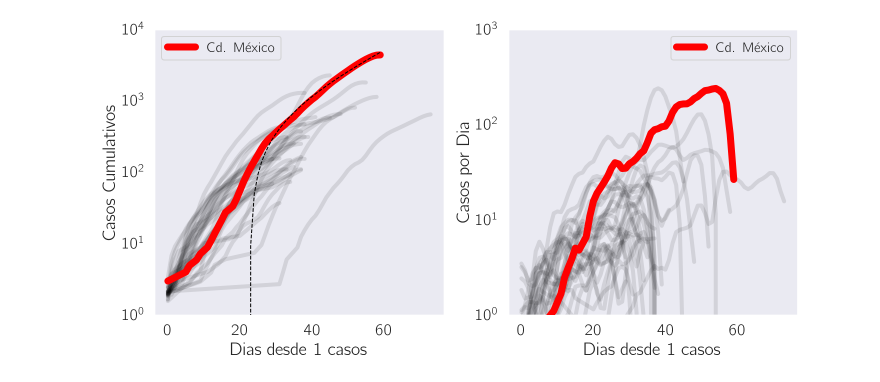
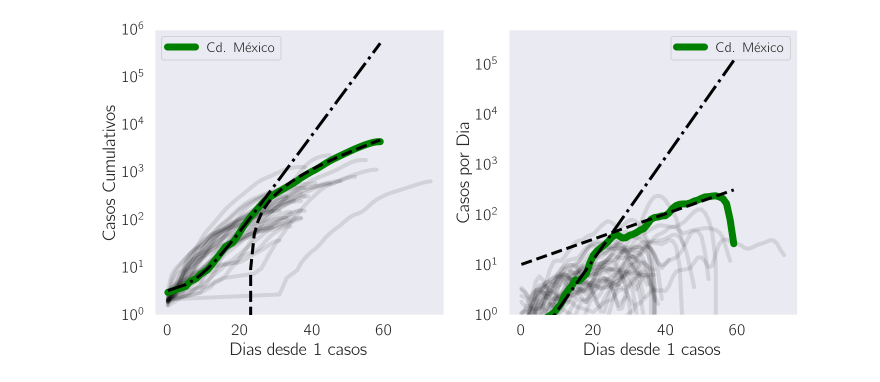
Before and after one commit to dangeles/dangeles.github.io, a Jupyter notebook: jupyter/covid_mexico.ipynb, the cells around one changed output. Drawn from its saved outputs; the diff is of its cells as text; code cells hidden in the pictures.

```diff
--- a/jupyter/covid_mexico.ipynb
+++ b/jupyter/covid_mexico.ipynb
@@ -62,7 +62,7 @@ def plot_mx(cumdf, ax, gradient=False, col='cases', cond = (cumdf.cases > 1)):
         x = (g.fecha_de_inicio_de_sintomas - g.fecha_de_inicio_de_sintomas.min()) / dt.timedelta(days=1)
 
         if n == 'CIUDAD DE MÉXICO':
-            color = 'red'
+            color = 'green'
             alpha = 1
             label='Cd. México'
             s = 7
@@ -72,44 +72,48 @@ def plot_mx(cumdf, ax, gradient=False, col='cases', cond = (cumdf.cases > 1)):
             alpha = 0.1
             label = '_'
             s = 4
             zorder = 0
 
         y = savgol_filter(g[col], 7, 3)
         if gradient:
             y = np.gradient(y, x)
         ax.plot(x, y, color=color, alpha=alpha, label=label, lw=s, zorder=zorder)
 
     ax.set_yscale('log')
     ax.set_xlabel('Dias desde 1 casos')
     ax.legend()
     return ax
 
+def fit_to_subset(g, cond, **kwargs):
+    x = (g.fecha_de_inicio_de_sintomas - g[cond].fecha_de_inicio_de_sintomas.min()) / dt.timedelta(days=1)
+    xr = (g.fecha_de_inicio_de_sintomas - g.fecha_de_inicio_de_sintomas.min()) / dt.timedelta(days=1)
+
+    xp = (g[cond].fecha_de_inicio_de_sintomas - g[cond].fecha_de_inicio_de_sintomas.min()) / dt.timedelta(days=1)
+    fit, covs = scipy.optimize.curve_fit(growth, xp, g[cond].cases)
+
+    a, tau, b = fit
+    ax[0].plot(xr, growth(x, a, tau, b), zorder=np.inf, **kwargs)
+    ax[1].plot(xr, a / tau * np.exp(x / tau), zorder=np.inf, **kwargs)
+
+
 
 fig, ax = plt.subplots(ncols=2, figsize=(10, 5))
 
 ax[0] = plot_mx(cumdf, ax[0])
+ax[1] = plot_mx(cumdf, ax[1], 'identificacion')
 
 for n, g in cumdf[cumdf.cases > 1].groupby('estado'):
     if n != 'CIUDAD DE MÉXICO':
         continue
-
-    x = (g.fecha_de_inicio_de_sintomas - g[g.cases > 100].fecha_de_inicio_de_sintomas.min()) / dt.timedelta(days=1)
-    xr = (g.fecha_de_inicio_de_sintomas - g.fecha_de_inicio_de_sintomas.min()) / dt.timedelta(days=1)
-
-    xp = (g[g.cases > 100].fecha_de_inicio_de_sintomas - g[g.cases > 100].fecha_de_inicio_de_sintomas.min()) / dt.timedelta(days=1)
-    fit, covs = scipy.optimize.curve_fit(growth, xp, g[g.cases > 100].cases)
-
-    a, tau, b = fit
-    ax[0].plot(xr, growth(x, a, tau, b), ls='--', color='black', lw=1, zorder=np.inf)
+    fit_to_subset(g, (g.cases > 100), label='exponential', ls='--', lw=3, color='black')
+    fit_to_subset(g, (g.cases > 1) & (g.cases <150), label='exponential', ls='-.', lw=3, color='black')
     break
 
 ax[0].set_ylabel('Casos Cumulativos')
-
-ax[1] = plot_mx(cumdf, ax[1], 'identificacion')
 ax[1].set_ylabel('Casos por Dia')
 
-ax[0].set_ylim(1, 10 ** 4)
-ax[1].set_ylim(1, 10 ** 3)
+ax[0].set_ylim(1, 10 ** 6)
+ax[1].set_ylim(1, 5 * 10 ** 5)
 plt.tight_layout()
 # %% [output]
-[figure, old version]
+[figure, new version]
```
Also changed, not shown: parts of 1 cell of this notebook, 2 other files.
